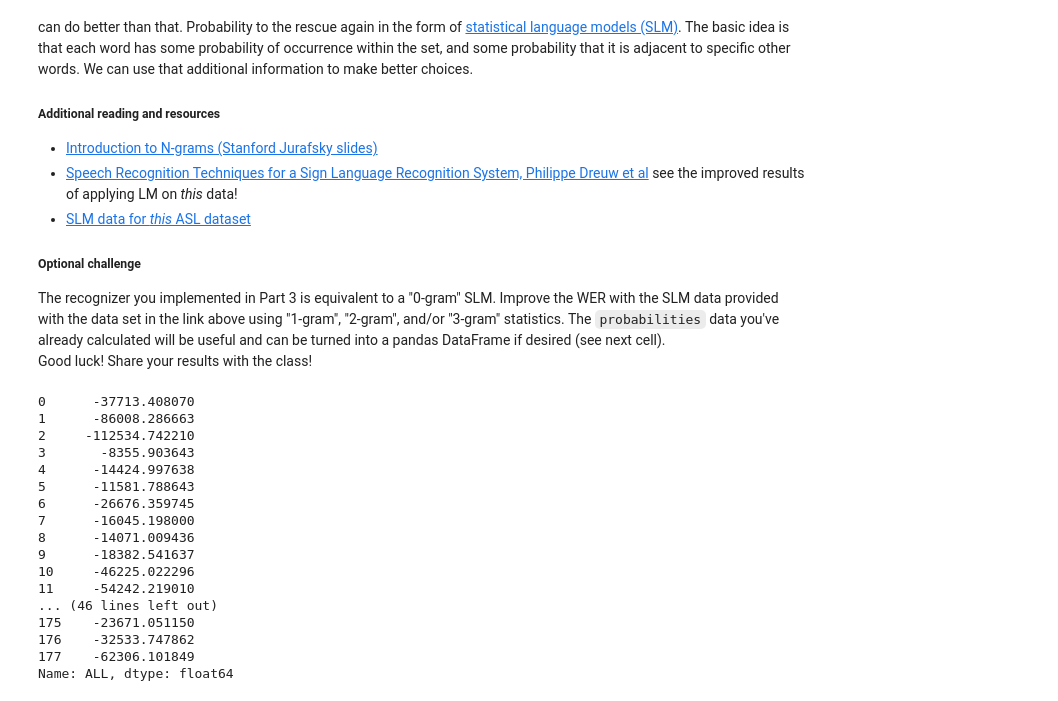
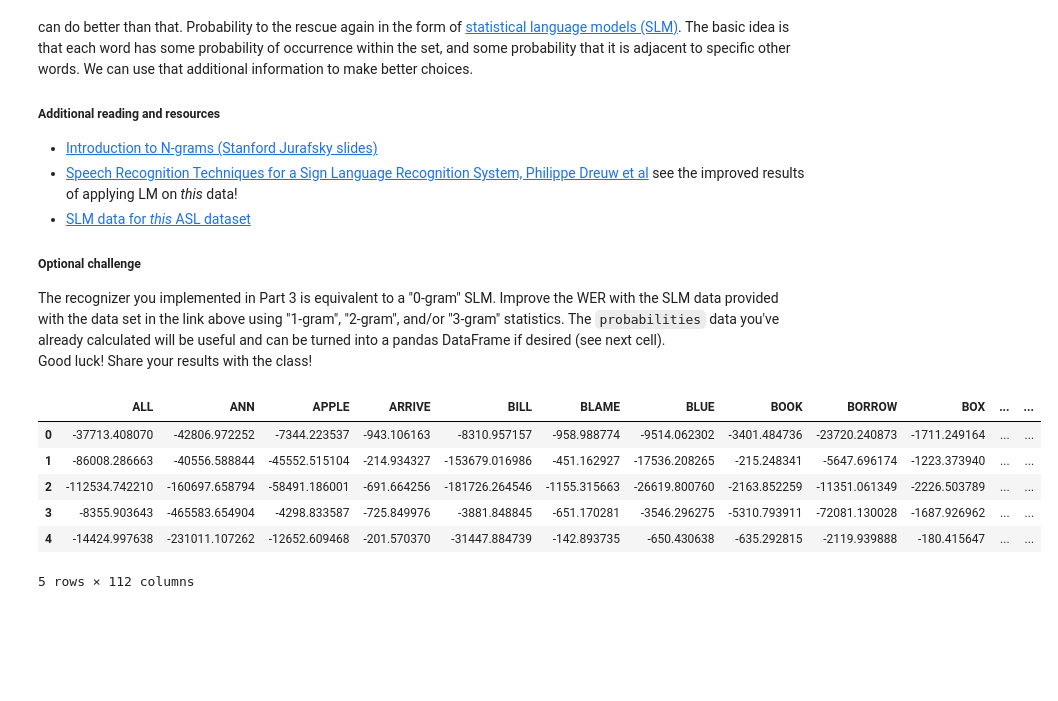
Before and after one commit to Msait/AIND-Recognizer, a Jupyter notebook: asl_recognizer.ipynb, the cells around one changed output. Cells and saved outputs as stored; diff of their text form; code cells hidden in the pictures; blank space fills up the shorter version.

```diff
--- a/asl_recognizer.ipynb
+++ b/asl_recognizer.ipynb
@@ -754,23 +754,12 @@ Good luck!  Share your results with the class!
 # %%
 # create a DataFrame of log likelihoods for the test word items
 df_probs = pd.DataFrame(data=probabilities)
 df_probs.head()
-df_probs['ALL']
 # %% [output]
+|  | ALL | ANN | APPLE | ARRIVE | BILL | BLAME | BLUE | BOOK | BORROW | BOX | ... | ... |
+| 0 | -37713.408070 | -42806.972252 | -7344.223537 | -943.106163 | -8310.957157 | -958.988774 | -9514.062302 | -3401.484736 | -23720.240873 | -1711.249164 | ... | ... |
+| 1 | -86008.286663 | -40556.588844 | -45552.515104 | -214.934327 | -153679.016986 | -451.162927 | -17536.208265 | -215.248341 | -5647.696174 | -1223.373940 | ... | ... |
+| 2 | -112534.742210 | -160697.658794 | -58491.186001 | -691.664256 | -181726.264546 | -1155.315663 | -26619.800760 | -2163.852259 | -11351.061349 | -2226.503789 | ... | ... |
+| 3 | -8355.903643 | -465583.654904 | -4298.833587 | -725.849976 | -3881.848845 | -651.170281 | -3546.296275 | -5310.793911 | -72081.130028 | -1687.926962 | ... | ... |
+| 4 | -14424.997638 | -231011.107262 | -12652.609468 | -201.570370 | -31447.884739 | -142.893735 | -650.430638 | -635.292815 | -2119.939888 | -180.415647 | ... | ... |
-0      -37713.408070
-1      -86008.286663
-2     -112534.742210
-3       -8355.903643
-4      -14424.997638
-5      -11581.788643
-6      -26676.359745
-7      -16045.198000
-8      -14071.009436
-9      -18382.541637
-10     -46225.022296
-11     -54242.219010
-... (46 lines left out)
-175    -23671.051150
-176    -32533.747862
-177    -62306.101849
-Name: ALL, dtype: float64
+5 rows × 112 columns
```
Also changed, not shown: parts of 8 cells of this notebook, 1 other file.
